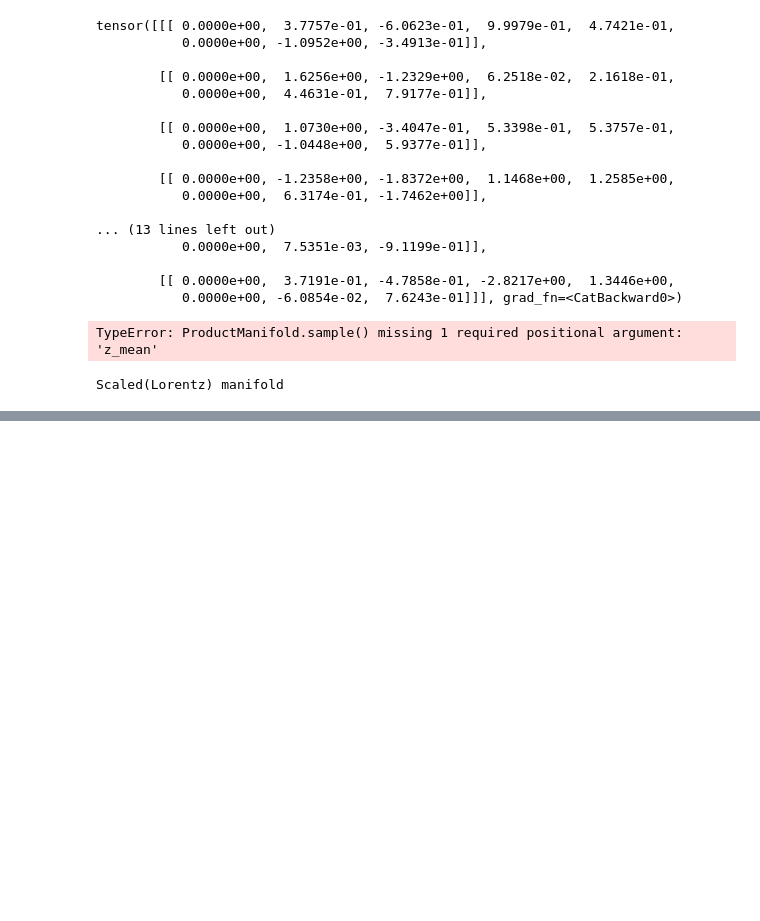
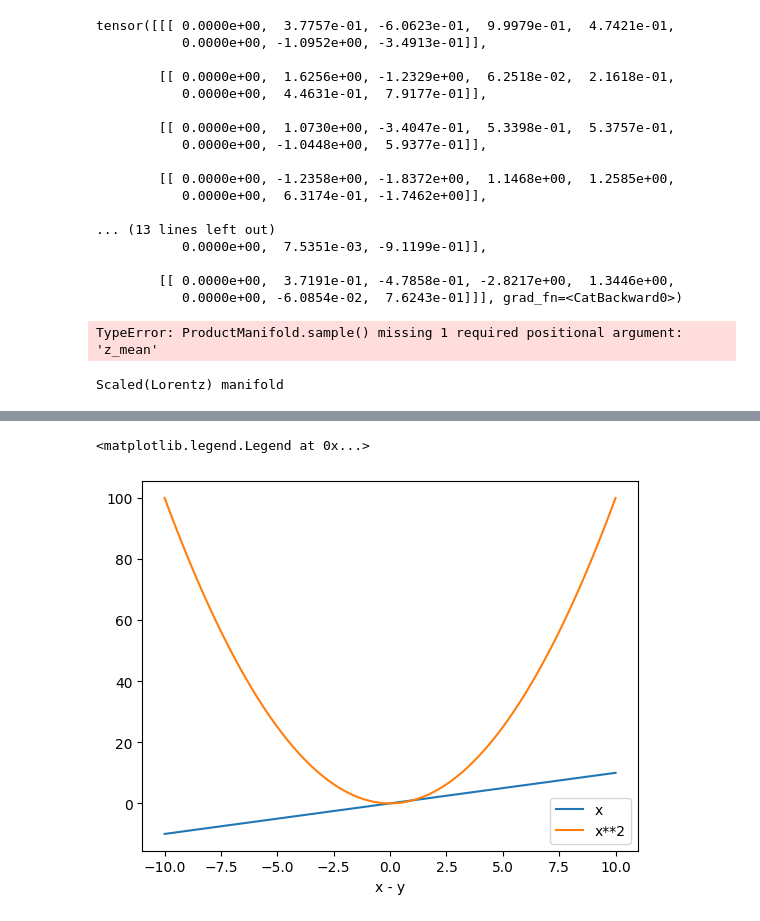
Before and after one commit to qc2321/embedders, a Jupyter notebook: notebooks/scratch.ipynb, the cells around one changed output, grey strips where cells are left out. Saved outputs shown, nothing was run; the diff lists cells and outputs as text; code cells hidden in the pictures; blank space fills up the shorter version.

```diff
--- a/notebooks/scratch.ipynb
+++ b/notebooks/scratch.ipynb
@@ -73,0 +110,11 @@ import numpy as np
+# %%
+plt.plot(x, x, label="x")
+# plt.plot(x, abs(x), label="abs(x)")
+# plt.plot(x, [max(0, _x) for _x in x], label="max(0, x)")
+plt.plot(x, x**2, label="x**2")
+plt.xlabel("x - y")
+plt.legend()
+# plt.ylabel("(x - y)**2")
+# %% [output]
+<matplotlib.legend.Legend at 0x...>
+[figure, added]
```
Also changed, not shown: parts of 5 cells of this notebook, 8 other files.
